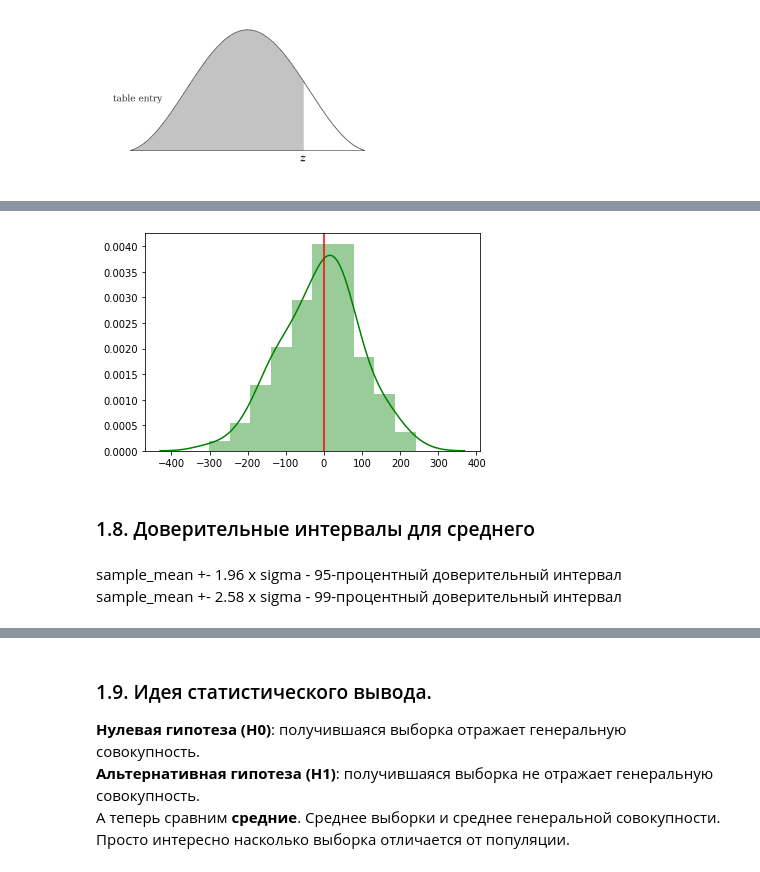
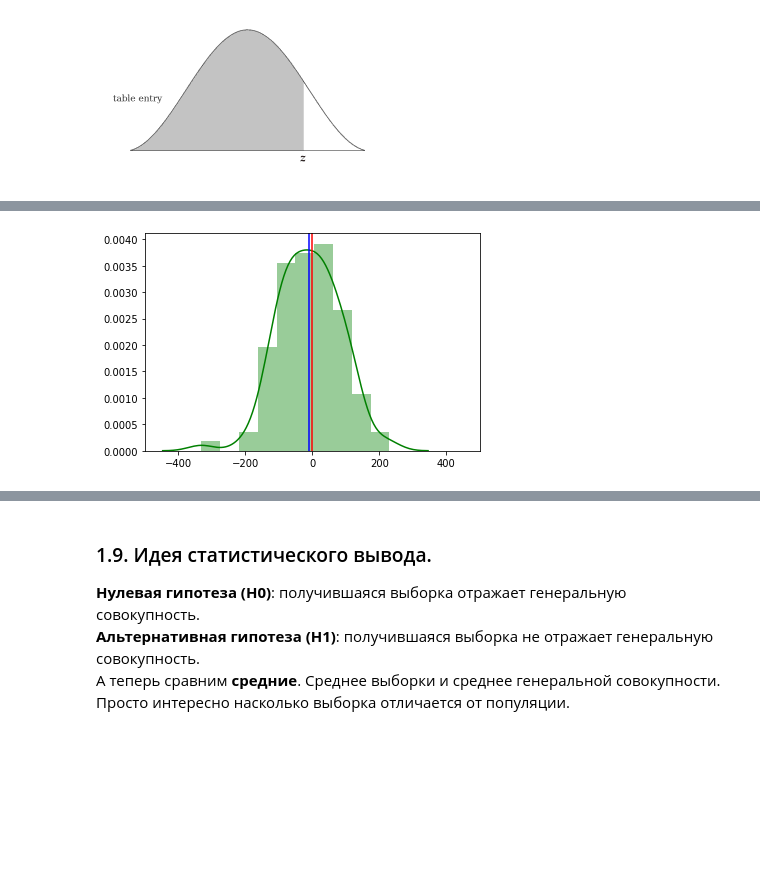
Before and after one commit to kirillshefer/statistics_cheat_sheet, a Jupyter notebook: Statistics cheat sheet.ipynb, the cells around one changed output, grey strips where cells are left out. Saved outputs shown, nothing was run; the diff lists cells and outputs as text; code cells hidden in the pictures; blank space fills up the shorter version.

```diff
--- a/Statistics cheat sheet.ipynb
+++ b/Statistics cheat sheet.ipynb
@@ -191,37 +233,36 @@ Use the positive Z score table below to find values on the right of the mean as
 # %%
 # кол-во объектов популяции
 n_pop = 100000
 # математическое ожидание (среднее) популяции
 n_mean_pop = 0
 # среднеквадратичное отклонение (иногда стандартное отклонение, но стандартное берет отклонения по модулю) популяции
 n_sigma_pop = 1000
 # синтезируем генеральную совокупность (population)
 population = np.random.normal(n_mean_pop, n_sigma_pop, n_pop)
 
 # кол-во объектов каждой выборке
 n_sample = 100
 # синтезируем 100 выборок (sample) из популяции
 samples = [population[np.random.randint(0, n_pop, n_sample)] for i in range(100)]
 # найдем среднее каждой выборки
 samples_means = list(map(lambda x: x.mean(), samples))
 # отобразим распределение средних значений выборок
 sns.distplot(samples_means, bins=10, color='g')
 # отразим среднее генеральной совокупности
 plt.axvline(n_mean_pop, c='r')
+# отразим среднее распределения средних значений выборок
+plt.axvline(np.mean(samples_means), c='b')
+# зафиксируем размеры оси Х
+plt.xlim(-500, 500)
 plt.show()
 
 # рассмотрим отдельно взятую выборку
 sample = samples[0]
 # вычислим для неё среднеквадратичное отклонение
 sd_sample = np.std(sample)
 # теперь можно вычислить стандартную ошибку среднего
 se = sd_sample / np.sqrt(n_sample)
-#  и среднее выборки
+# и среднее выборки
 sample_mean = sample.mean()
 # %% [output]
-[figure, old version]
+[figure, new version]
-# %% [markdown]
-### 1.8. Доверительные интервалы для среднего
-# %% [markdown]
-sample_mean +- 1.96 x sigma - 95-процентный доверительный интервал
-sample_mean +- 2.58 x sigma - 99-процентный доверительный интервал
```
Also changed, not shown: parts of 53 cells of this notebook.
